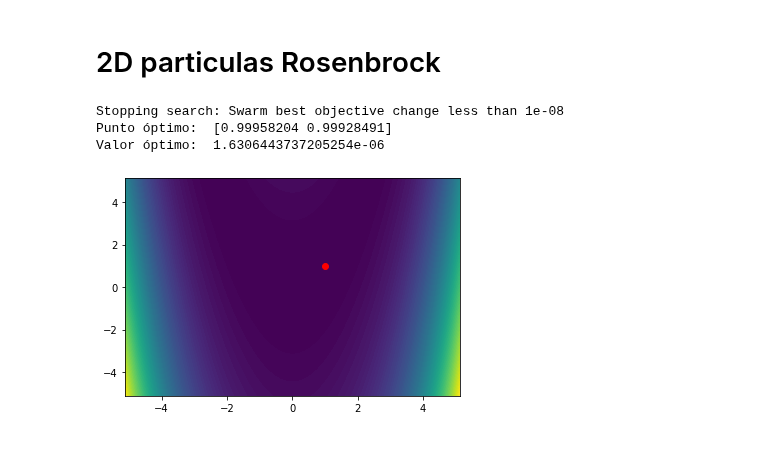
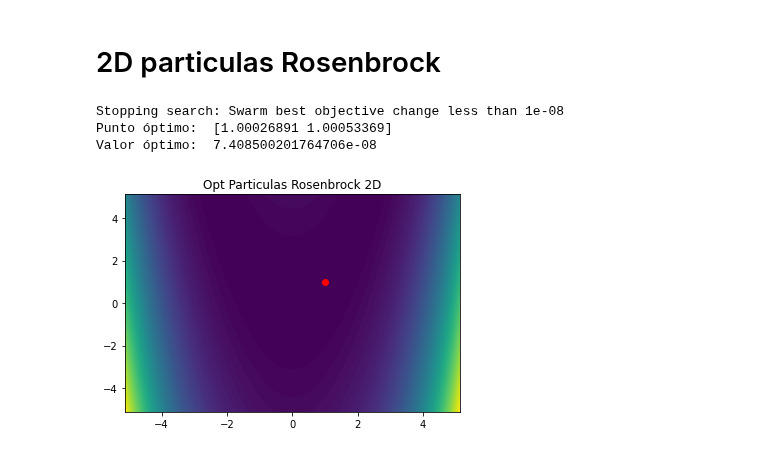
Before and after one commit to rgaitanv/Trabajo1_Grupo9_Optimizacion_Heuristica, a Jupyter notebook: Optimizacion_Numerica/Funcion_Rosenbrock/Particulas_Rosenbrock.ipynb, the cells around one changed output. Drawn from its saved outputs; the diff is of its cells as text; code cells hidden in the pictures.

```diff
--- a/Optimizacion_Numerica/Funcion_Rosenbrock/Particulas_Rosenbrock.ipynb
+++ b/Optimizacion_Numerica/Funcion_Rosenbrock/Particulas_Rosenbrock.ipynb
@@ -6,33 +6,34 @@
 import numpy as np
 import matplotlib.pyplot as plt
 from pyswarm import pso
 
 # Definimos la función de Rastrigin
 def rosenbrock_2d(x):
     return ((1-x[0])**2) + (100*(x[1]-(x[0]**2))**2)
 
 # Definimos los límites de los parámetros
 lb = np.array([-5.12, -5.12])
 ub = np.array([5.12, 5.12])
 
 # Optimizamos la función de Rastrigin utilizando el método de optimización de partículas
 xopt, fopt = pso(rosenbrock_2d, lb, ub)
 
 # Imprimimos los resultados
 print("Punto óptimo: ", xopt)
 print("Valor óptimo: ", fopt)
 
 # Graficamos la función de Rastrigin y el punto óptimo
 fig, ax = plt.subplots()
 x = np.linspace(-5.12, 5.12, 100)
 y = np.linspace(-5.12, 5.12, 100)
 X, Y = np.meshgrid(x, y)
 Z = rosenbrock_2d([X, Y])
 ax.contourf(X, Y, Z, levels=100)
+ax.set_title('Opt Particulas Rosenbrock 2D')
 ax.plot(xopt[0], xopt[1], 'ro')
 plt.show()
 # %% [output]
 Stopping search: Swarm best objective change less than 1e-08
-Punto óptimo:  [0.99958204 0.99928491]
-Valor óptimo:  1.6306443737205254e-06
+Punto óptimo:  [1.00026891 1.00053369]
+Valor óptimo:  7.408500201764706e-08
-[figure, old version]
+[figure, new version]
```
Also changed, not shown: parts of 1 cell of this notebook.
